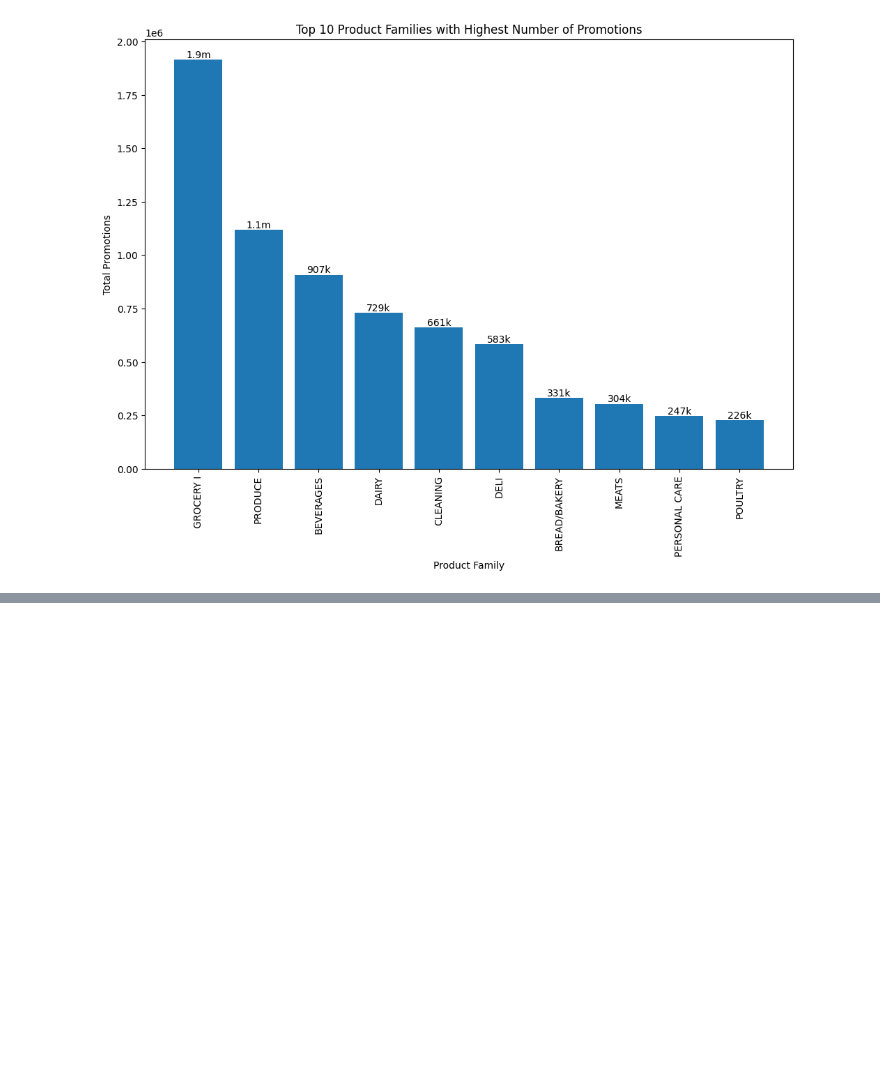
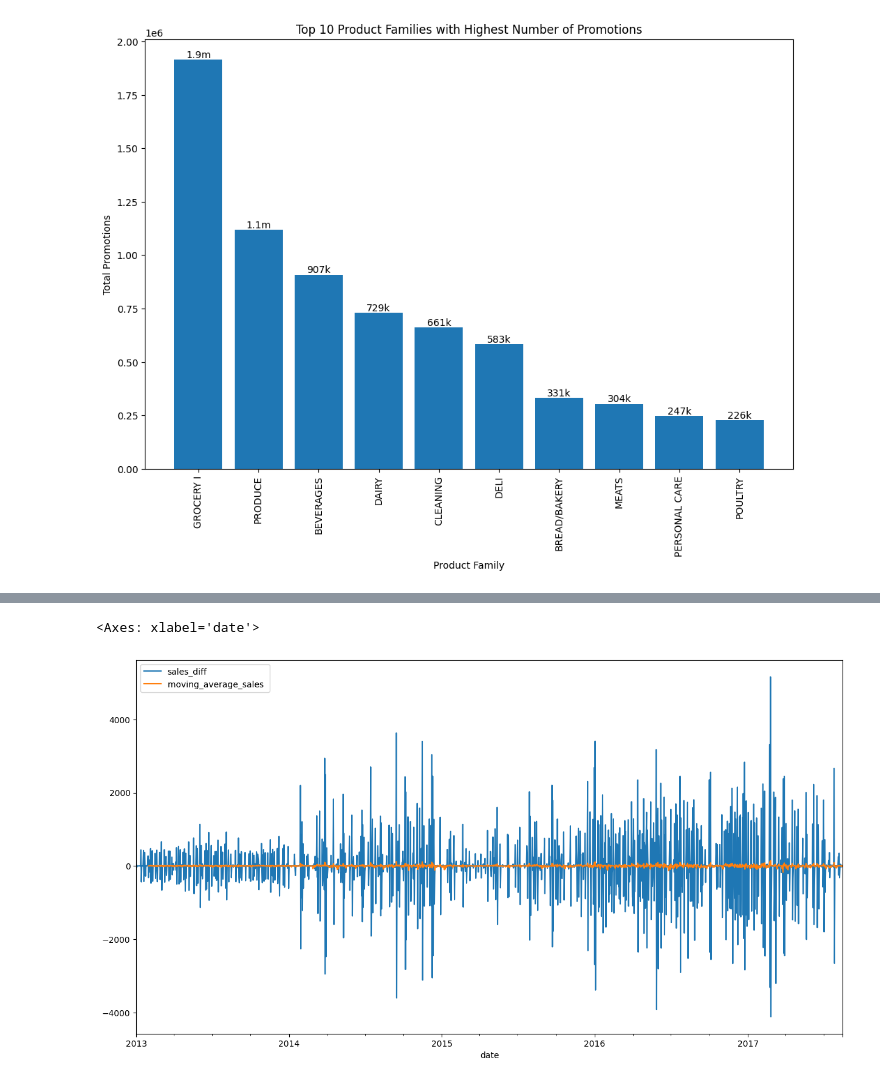
Before and after one commit to OngomaElias/A-Time-Series-Regression-Favorita, a Jupyter notebook: Notebook/Main.ipynb, the cells around one changed output, grey strips where cells are left out. Cells and saved outputs as stored; diff of their text form; code cells hidden in the pictures; blank space fills up the shorter version.

```diff
--- a/Notebook/Main.ipynb
+++ b/Notebook/Main.ipynb
@@ -2153,0 +2468,3 @@ plt.show()
+# %%
+differenced_df['moving_average_sales '] = differenced_df['sales_diff'].rolling(window = 30).mean()
+differenced_df
@@ -2153,0 +2486,5 @@ plt.show()
+# %%
+differenced_df.plot()
+# %% [output]
+<Axes: xlabel='date'>
+[figure, added]
```
Also changed, not shown: parts of 41 cells of this notebook.
